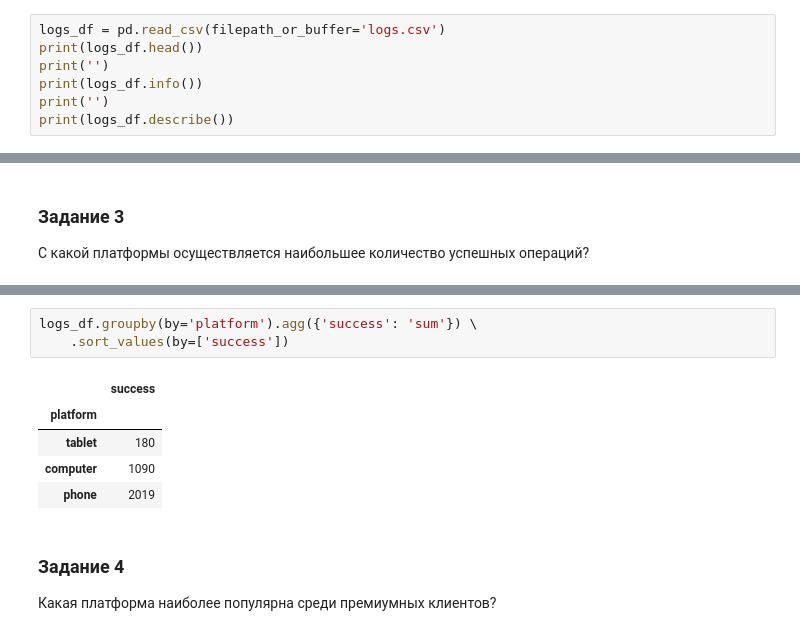
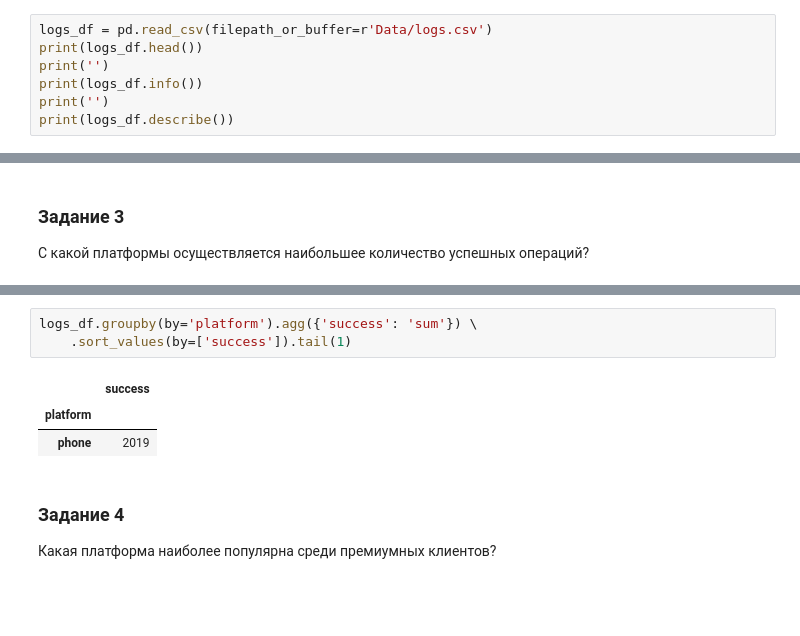
Before and after one commit to iegorushkin/data_analyst-karpov.courses, a Jupyter notebook: python_miniprojects/miniproject_2.ipynb, the cells around one changed output, grey strips where cells are left out. Drawn from its saved outputs; the diff is of its cells as text; blank space fills up the shorter version.

```diff
--- a/python_miniprojects/miniproject_2.ipynb
+++ b/python_miniprojects/miniproject_2.ipynb
@@ -47,7 +46,7 @@ Data columns (total 3 columns):
 75%    75963.250000    56.000000
 max    99973.000000    69.000000
 # %%
-logs_df = pd.read_csv(filepath_or_buffer='logs.csv')
+logs_df = pd.read_csv(filepath_or_buffer=r'Data/logs.csv')
 print(logs_df.head())
 print('')
 print(logs_df.info())
@@ -132,11 +108,9 @@ logs_df.head()
 # %%
 logs_df.groupby(by='platform').agg({'success': 'sum'}) \
-    .sort_values(by=['success'])
+    .sort_values(by=['success']).tail(1)
 # %% [output]
 |  | success |
 | platform |  |
-| tablet | 180 |
-| computer | 1090 |
 | phone | 2019 |
 # %% [markdown]
 ### Задание 4
```
Also changed, not shown: parts of 12 cells of this notebook, 2 other files.
